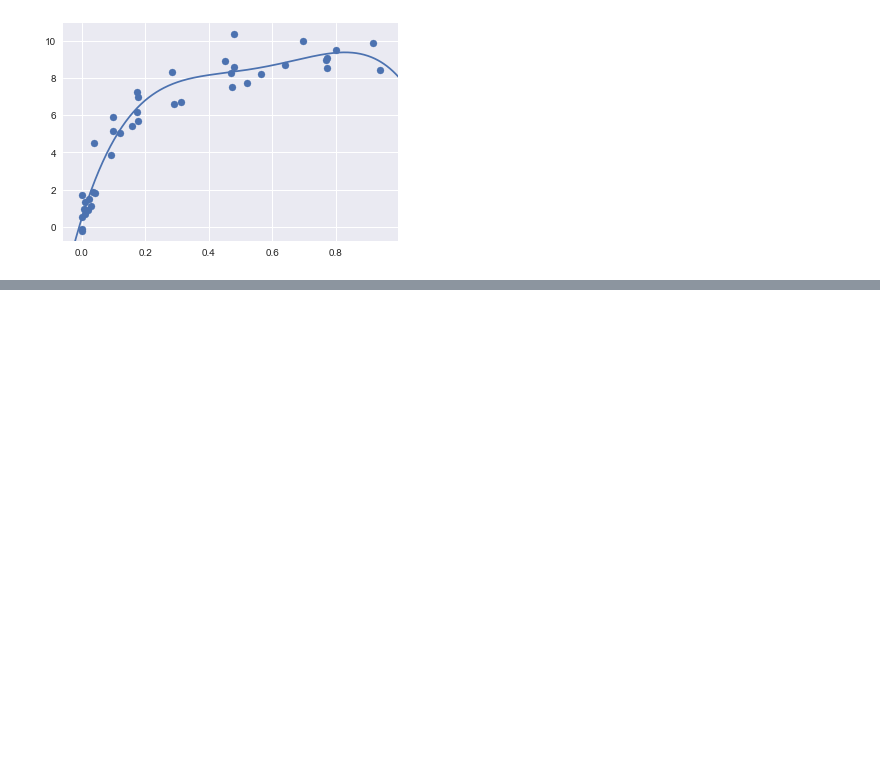
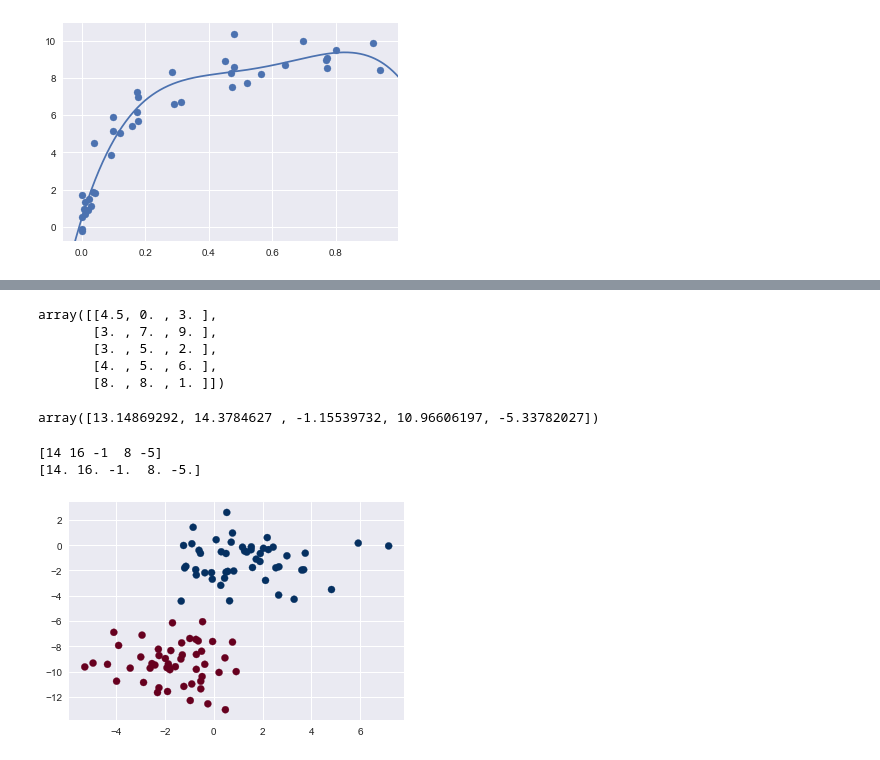
Before and after one commit to Razor-87/vanderplas-pdsh, a Jupyter notebook: Chapter [5.1].ipynb, the cells around one changed output, grey strips where cells are left out. Drawn from its saved outputs; the diff is of its cells as text; code cells hidden in the pictures; blank space fills up the shorter version.

```diff
--- a/Chapter [5.1].ipynb
+++ b/Chapter [5.1].ipynb
@@ -377,0 +486,16 @@ plt.axis(lim);
+# %%
+from sklearn.preprocessing import Imputer
+imp = Imputer(strategy='mean')
+X2 = imp.fit_transform(X)
+X2
+# %% [output]
+array([[4.5, 0. , 3. ],
+       [3. , 7. , 9. ],
+       [3. , 5. , 2. ],
+       [4. , 5. , 6. ],
+       [8. , 8. , 1. ]])
+# %%
+model = LinearRegression().fit(X2, y)
+model.predict(X2)
+# %% [output]
+array([13.14869292, 14.3784627 , -1.15539732, 10.96606197, -5.33782027])
@@ -377,0 +508,7 @@ plt.axis(lim);
+# %%
+model.fit(X, y)  # X with missing values, from above
+print(y)
+print(model.predict(X))
+# %% [output]
+[14 16 -1  8 -5]
+[14. 16. -1.  8. -5.]
@@ -377,0 +520,6 @@ plt.axis(lim);
+# %%
+from sklearn.datasets import make_blobs
+X, y = make_blobs(100, 2, centers=2, random_state=2, cluster_std=1.5)
+plt.scatter(X[:, 0], X[:, 1], c=y, s=50, cmap='RdBu');
+# %% [output]
+[figure, added]
```
Also changed, not shown: parts of 30 cells of this notebook.
